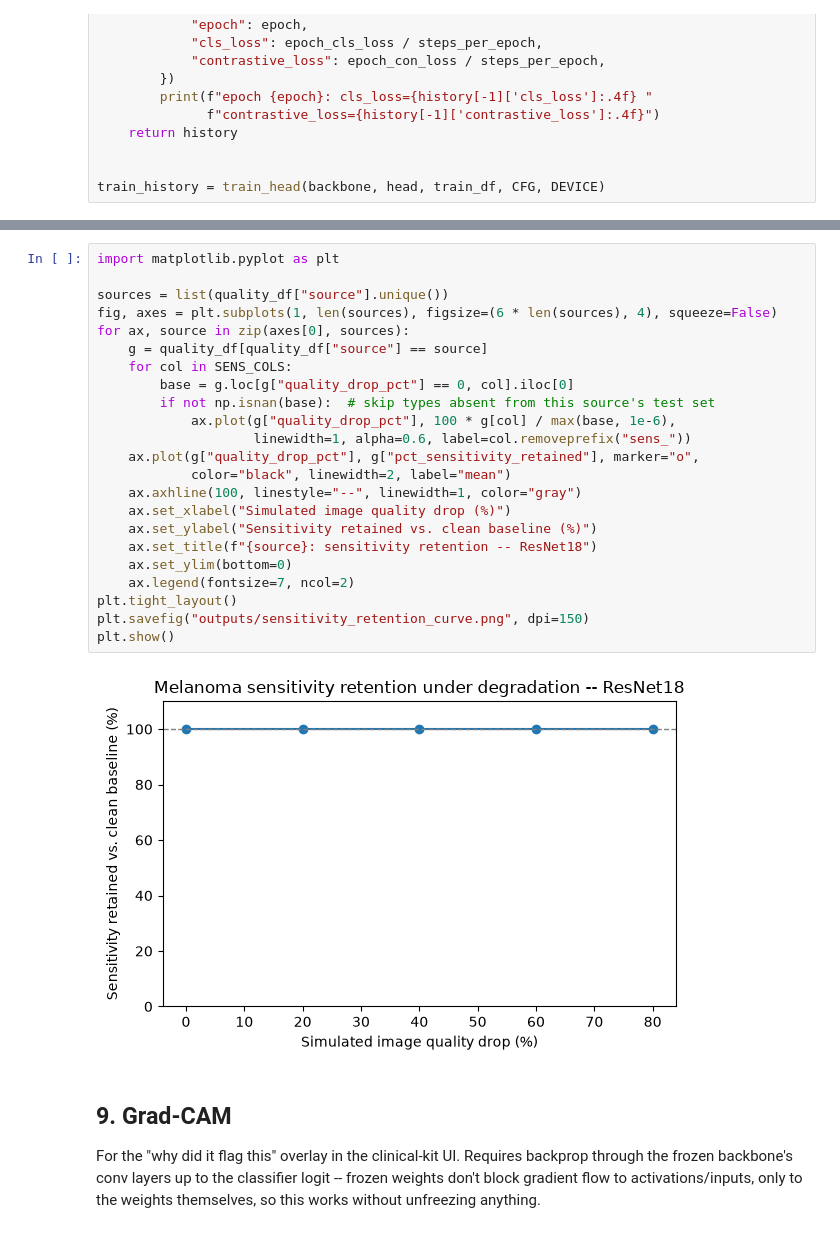
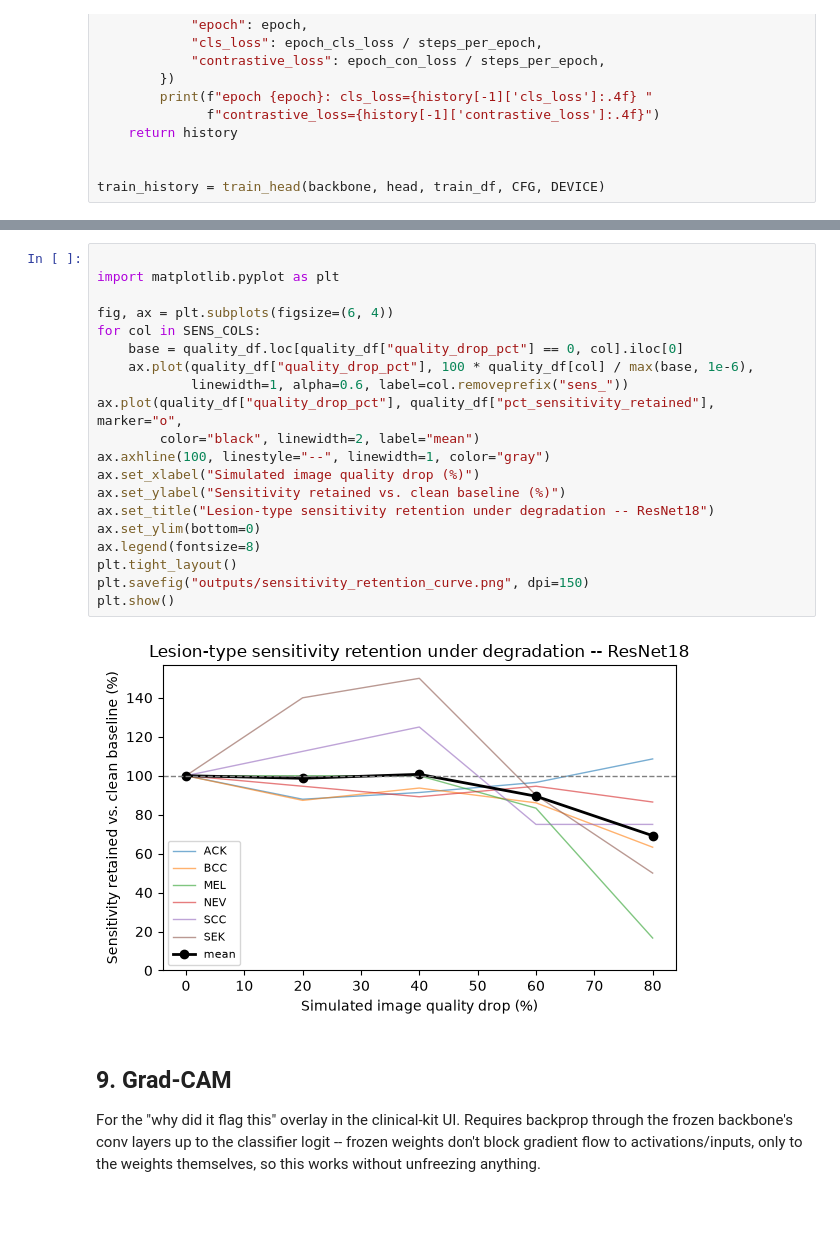
Before and after one commit to RyanLi213/skin-lesion-detector, a Jupyter notebook: notebooks/resnet18_pipeline.ipynb, the cells around one changed output, grey strips where cells are left out. Cells and saved outputs as stored; diff of their text form.

```diff
--- a/notebooks/resnet18_pipeline.ipynb
+++ b/notebooks/resnet18_pipeline.ipynb
@@ -564,28 +539,25 @@ print_sweep(quality_df)
 # %%
+
 import matplotlib.pyplot as plt
 
-sources = list(quality_df["source"].unique())
-fig, axes = plt.subplots(1, len(sources), figsize=(6 * len(sources), 4), squeeze=False)
-for ax, source in zip(axes[0], sources):
-    g = quality_df[quality_df["source"] == source]
-    for col in SENS_COLS:
-        base = g.loc[g["quality_drop_pct"] == 0, col].iloc[0]
-        if not np.isnan(base):  # skip types absent from this source's test set
-            ax.plot(g["quality_drop_pct"], 100 * g[col] / max(base, 1e-6),
-                    linewidth=1, alpha=0.6, label=col.removeprefix("sens_"))
-    ax.plot(g["quality_drop_pct"], g["pct_sensitivity_retained"], marker="o",
-            color="black", linewidth=2, label="mean")
-    ax.axhline(100, linestyle="--", linewidth=1, color="gray")
-    ax.set_xlabel("Simulated image quality drop (%)")
-    ax.set_ylabel("Sensitivity retained vs. clean baseline (%)")
-    ax.set_title(f"{source}: sensitivity retention -- ResNet18")
-    ax.set_ylim(bottom=0)
-    ax.legend(fontsize=7, ncol=2)
+fig, ax = plt.subplots(figsize=(6, 4))
+for col in SENS_COLS:
+    base = quality_df.loc[quality_df["quality_drop_pct"] == 0, col].iloc[0]
+    ax.plot(quality_df["quality_drop_pct"], 100 * quality_df[col] / max(base, 1e-6),
+            linewidth=1, alpha=0.6, label=col.removeprefix("sens_"))
+ax.plot(quality_df["quality_drop_pct"], quality_df["pct_sensitivity_retained"], marker="o",
+        color="black", linewidth=2, label="mean")
+ax.axhline(100, linestyle="--", linewidth=1, color="gray")
+ax.set_xlabel("Simulated image quality drop (%)")
+ax.set_ylabel("Sensitivity retained vs. clean baseline (%)")
+ax.set_title("Lesion-type sensitivity retention under degradation -- ResNet18")
+ax.set_ylim(bottom=0)
+ax.legend(fontsize=8)
 plt.tight_layout()
 plt.savefig("outputs/sensitivity_retention_curve.png", dpi=150)
 plt.show()
 # %% [output]
-[figure, old version]
+[figure, new version]
 # %% [markdown]
 
 ## 9. Grad-CAM
```
Also changed, not shown: parts of 10 cells of this notebook.
